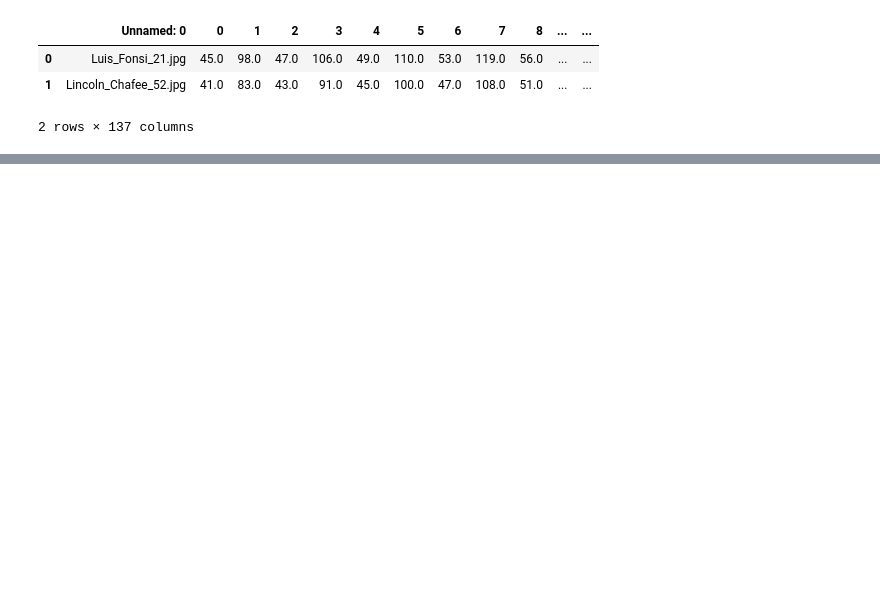
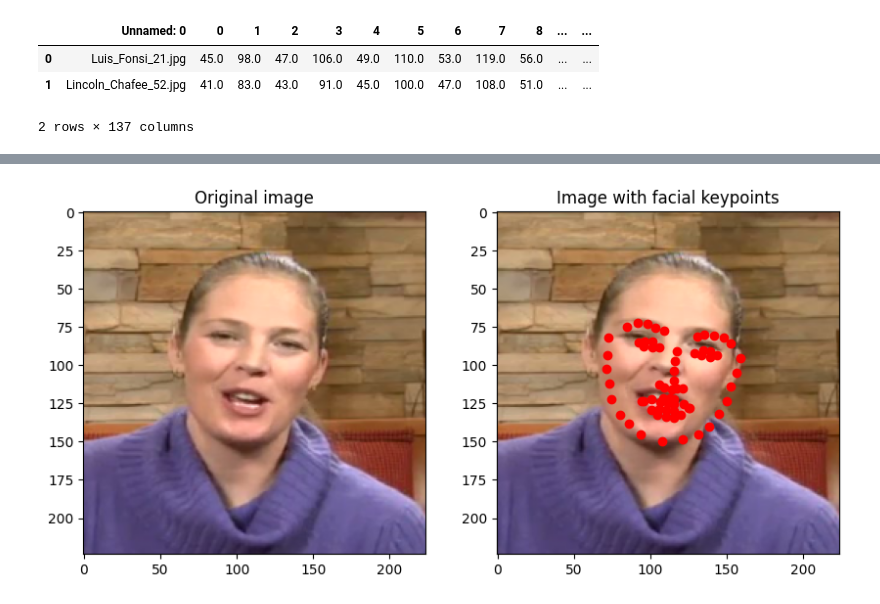
Before and after one commit to sehrish-noreen/computer-vision, a Jupyter notebook: 19-facial-key-point-detection.ipynb, the cells around one changed output, grey strips where cells are left out. Cells and saved outputs as stored; diff of their text form; code cells hidden in the pictures; blank space fills up the shorter version.

Commit message:
facial key point detection vgg16

```diff
--- a/19-facial-key-point-detection.ipynb
+++ b/19-facial-key-point-detection.ipynb
@@ -177,16 +183,18 @@ plt.show()
 # %%
-# ix = 1
-# plt.figure(figsize=(10,10))
-# plt.subplot(221)
-# plt.title('Original image')
-# im = test_data.load_img(ix)
-# plt.imshow(im)
-# plt.grid(False)
-# plt.subplot(222)
-# plt.title('Image with facial keypoints')
-# x, _ = test_data[ix]
-# plt.imshow(im)
-# kp = model(x[None]).flatten().detach().cpu()
-# plt.scatter(kp[:68]*224, kp[68:]*224, c='r')
-# plt.grid(False)
-# plt.show()
+ix = 134
+plt.figure(figsize=(10,10))
+plt.subplot(221)
+plt.title('Original image')
+im = test_data.load_img(ix)
+plt.imshow(im)
+plt.grid(False)
+plt.subplot(222)
+plt.title('Image with facial keypoints')
+x, _ = test_data[ix]
+plt.imshow(im)
+kp = model(x[None]).flatten().detach().cpu()
+plt.scatter(kp[:68]*224, kp[68:]*224, c='r')
+plt.grid(False)
+plt.show()
+# %% [output]
+[figure, added]
```
Also changed, not shown: parts of 5 cells of this notebook.
